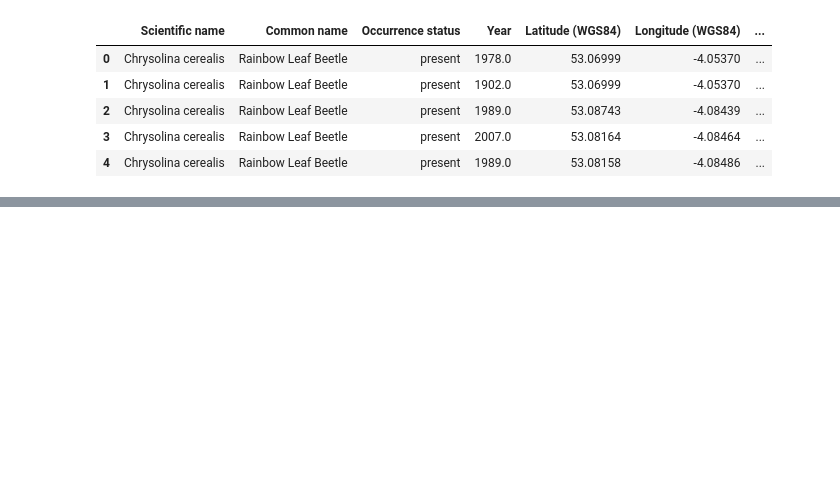
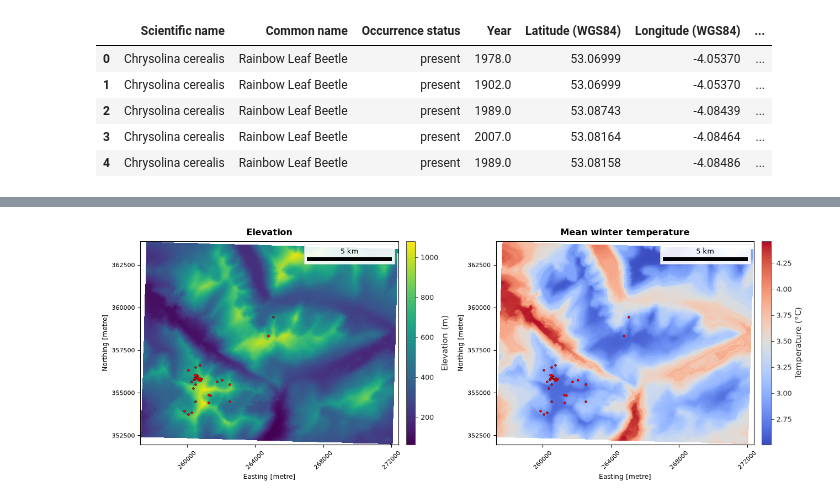
Before and after one commit to remotesensinginfo/rsgispy-tutorials, a Jupyter notebook: 11_case_study_species_distribution/01_prepare_datasets.ipynb, the cells around one changed output, grey strips where cells are left out. Cells and saved outputs as stored; diff of their text form; code cells hidden in the pictures; blank space fills up the shorter version.

Commit message:
Added more detail tutorial information on the habitat suitability modelling functionality in rsgispy

```diff
--- a/11_case_study_species_distribution/01_prepare_datasets.ipynb
+++ b/11_case_study_species_distribution/01_prepare_datasets.ipynb
@@ -354,10 +191,0 @@ ax.tick_params(axis="x", labelrotation=45)
-# %%
-# Create a plot using the matplotlib library
-fig, ax = plt.subplots(figsize=(5, 5))
-
-im = rsgispy.mapping.raster.create_thematic_raster_map(
-    ax,
-    input_img=phase1_img,
-    title_str="Phase 1 Habitat",
-)
-ax.tick_params(axis="x", labelrotation=45)
@@ -380,0 +565,27 @@ ax.tick_params(axis="x", labelrotation=45)
+# %%
+import rsgispy.mapping.raster
+
+fig, axs = plt.subplots(1, 2, figsize=(13, 5))
+rsgispy.mapping.raster.create_raster_cmap_img_map(
+    axs[0],
+    input_img=elevation_img,
+    img_band=1,
+    title_str="Elevation",
+    show_colour_bar=True,
+    cbar_label="Elevation (m)",
+)
+rsgispy.mapping.raster.create_raster_cmap_img_map(
+    axs[1],
+    input_img=winter_temp_img,
+    img_band=1,
+    title_str="Mean winter temperature",
+    cmap_name="coolwarm",
+    show_colour_bar=True,
+    cbar_label="Temperature (°C)",
+)
+for ax in axs:
+    pres_gdf.plot(ax=ax, color="red", markersize=8, edgecolor="black", linewidth=0.3)
+    ax.tick_params(axis="x", labelrotation=45)
+fig.tight_layout()
+# %% [output]
+[figure, added]
```
Also changed, not shown: parts of 71 cells of this notebook, 5 other files.
